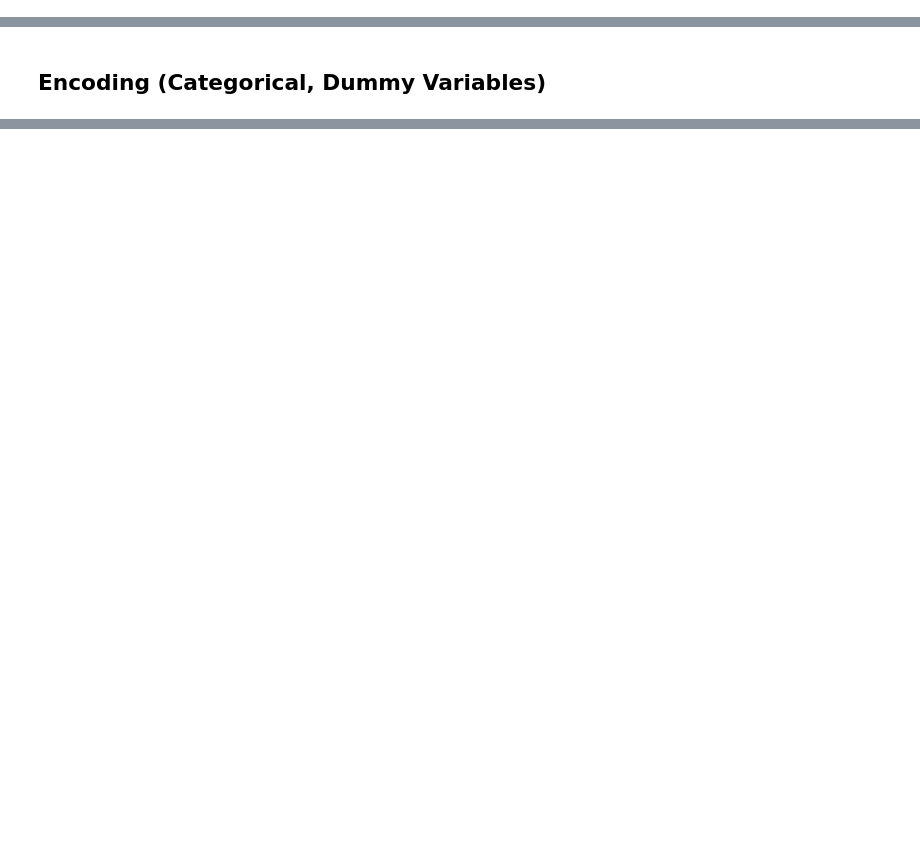
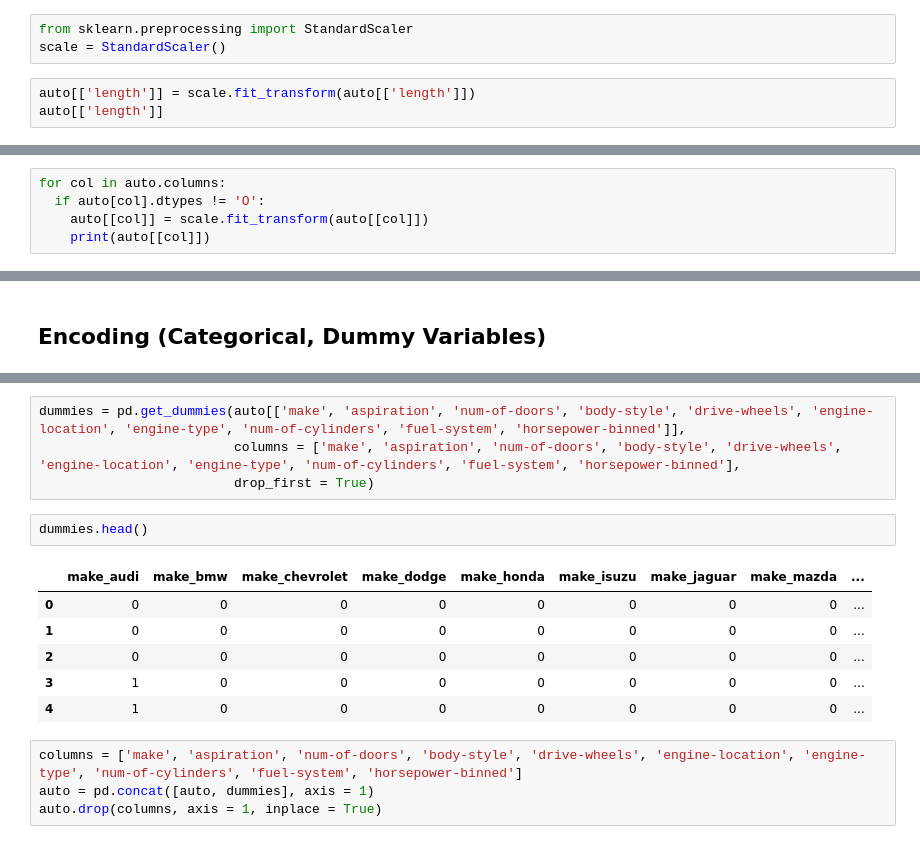
Before and after one commit to ZhangxjMia/Python, a Jupyter notebook: Exploratory_Data_Analysis_(EDA)_.ipynb, the cells around one changed output, grey strips where cells are left out. Drawn from its saved outputs; the diff is of its cells as text; blank space fills up the shorter version.

```diff
--- a/Exploratory_Data_Analysis_(EDA)_.ipynb
+++ b/Exploratory_Data_Analysis_(EDA)_.ipynb
@@ -271,0 +361,6 @@ auto[auto.duplicated()] #it shows no duplicate data
+# %%
+from sklearn.preprocessing import StandardScaler
+scale = StandardScaler()
+# %%
+auto[['length']] = scale.fit_transform(auto[['length']])
+auto[['length']]
@@ -271,0 +381,5 @@ auto[auto.duplicated()] #it shows no duplicate data
+# %%
+for col in auto.columns:
+  if auto[col].dtypes != 'O':
+    auto[[col]] = scale.fit_transform(auto[[col]])
+    print(auto[[col]])
@@ -273,0 +421,17 @@ auto[auto.duplicated()] #it shows no duplicate data
+# %%
+dummies = pd.get_dummies(auto[['make', 'aspiration', 'num-of-doors', 'body-style', 'drive-wheels', 'engine-location', 'engine-type', 'num-of-cylinders', 'fuel-system', 'horsepower-binned']],
+                         columns = ['make', 'aspiration', 'num-of-doors', 'body-style', 'drive-wheels', 'engine-location', 'engine-type', 'num-of-cylinders', 'fuel-system', 'horsepower-binned'],
+                         drop_first = True)
+# %%
+dummies.head()
+# %% [output]
+|  | make_audi | make_bmw | make_chevrolet | make_dodge | make_honda | make_isuzu | make_jaguar | make_mazda | ... |
+| 0 | 0 | 0 | 0 | 0 | 0 | 0 | 0 | 0 | ... |
+| 1 | 0 | 0 | 0 | 0 | 0 | 0 | 0 | 0 | ... |
+| 2 | 0 | 0 | 0 | 0 | 0 | 0 | 0 | 0 | ... |
+| 3 | 1 | 0 | 0 | 0 | 0 | 0 | 0 | 0 | ... |
+| 4 | 1 | 0 | 0 | 0 | 0 | 0 | 0 | 0 | ... |
+# %%
+columns = ['make', 'aspiration', 'num-of-doors', 'body-style', 'drive-wheels', 'engine-location', 'engine-type', 'num-of-cylinders', 'fuel-system', 'horsepower-binned']
+auto = pd.concat([auto, dummies], axis = 1)
+auto.drop(columns, axis = 1, inplace = True)
```
Also changed, not shown: parts of 22 cells of this notebook.
